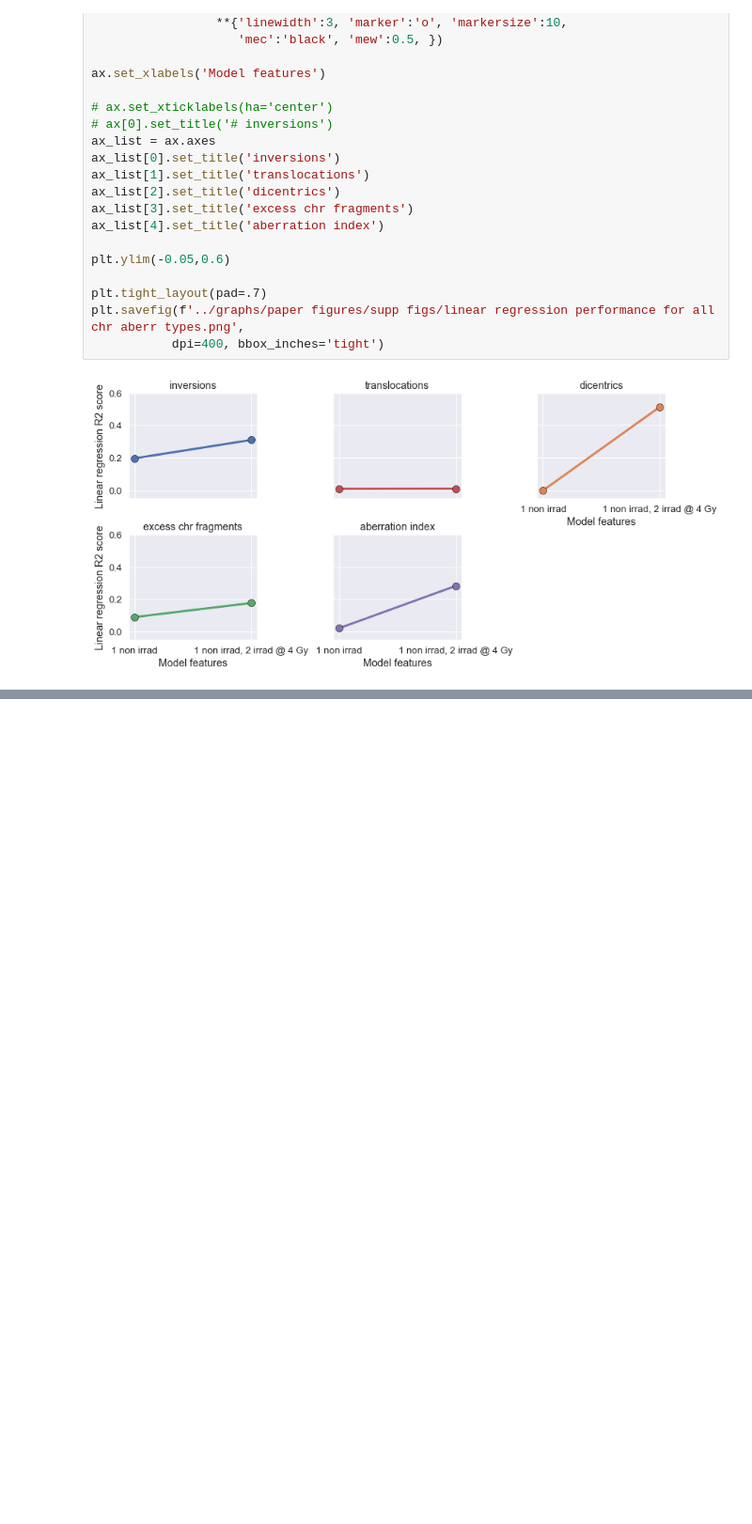
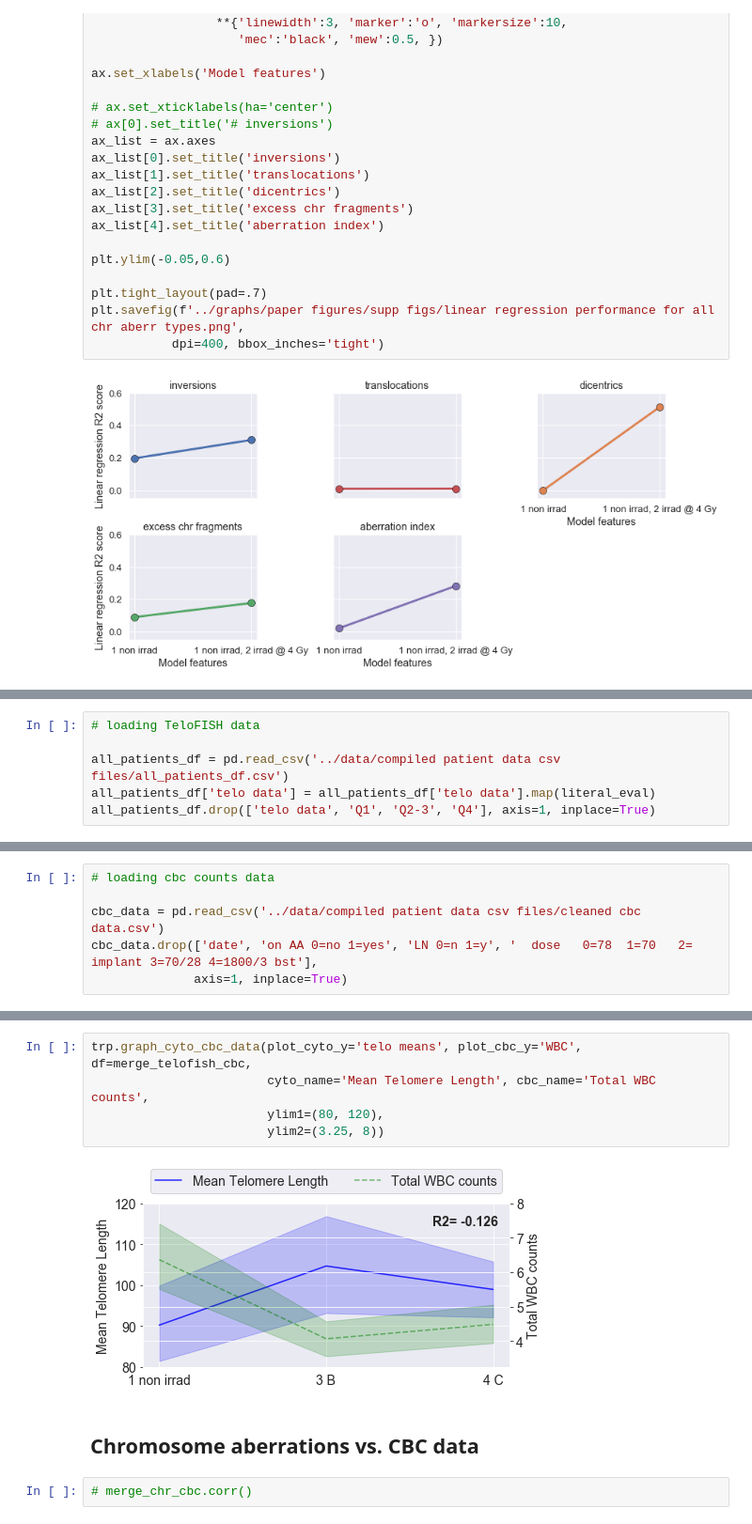
Before and after one commit to Jared-Luxton/radiation-therapy-machine-learning, a Jupyter notebook: notebooks/02_radiation_therapy_patients_data_VISUALIZATION_STATISTICS.ipynb, the cells around one changed output, grey strips where cells are left out. Shown at 94% size. Cells and saved outputs as stored; diff of their text form; blank space fills up the shorter version.

```diff
--- a/notebooks/02_radiation_therapy_patients_data_VISUALIZATION_STATISTICS.ipynb
+++ b/notebooks/02_radiation_therapy_patients_data_VISUALIZATION_STATISTICS.ipynb
@@ -993,0 +1001,6 @@ plt.savefig(f'../graphs/paper figures/supp figs/linear regression performance fo
+# %%
+# loading TeloFISH data
+
+all_patients_df = pd.read_csv('../data/compiled patient data csv files/all_patients_df.csv')
+all_patients_df['telo data'] = all_patients_df['telo data'].map(literal_eval)
+all_patients_df.drop(['telo data', 'Q1', 'Q2-3', 'Q4'], axis=1, inplace=True)
@@ -993,0 +1022,6 @@ plt.savefig(f'../graphs/paper figures/supp figs/linear regression performance fo
+# %%
+# loading cbc counts data
+
+cbc_data = pd.read_csv('../data/compiled patient data csv files/cleaned cbc data.csv')
+cbc_data.drop(['date', 'on AA 0=no 1=yes', 'LN 0=n 1=y', '  dose   0=78  1=70   2= implant 3=70/28 4=1800/3 bst'],
+              axis=1, inplace=True)
@@ -993,0 +1163,11 @@ plt.savefig(f'../graphs/paper figures/supp figs/linear regression performance fo
+# %%
+trp.graph_cyto_cbc_data(plot_cyto_y='telo means', plot_cbc_y='WBC', df=merge_telofish_cbc,
+                        cyto_name='Mean Telomere Length', cbc_name='Total WBC counts',
+                        ylim1=(80, 120),
+                        ylim2=(3.25, 8))
+# %% [output]
+[figure, added]
+# %% [markdown]
+## Chromosome aberrations vs. CBC data
+# %%
+# merge_chr_cbc.corr()
```
Also changed, not shown: parts of 37 cells of this notebook, 2 other files.
